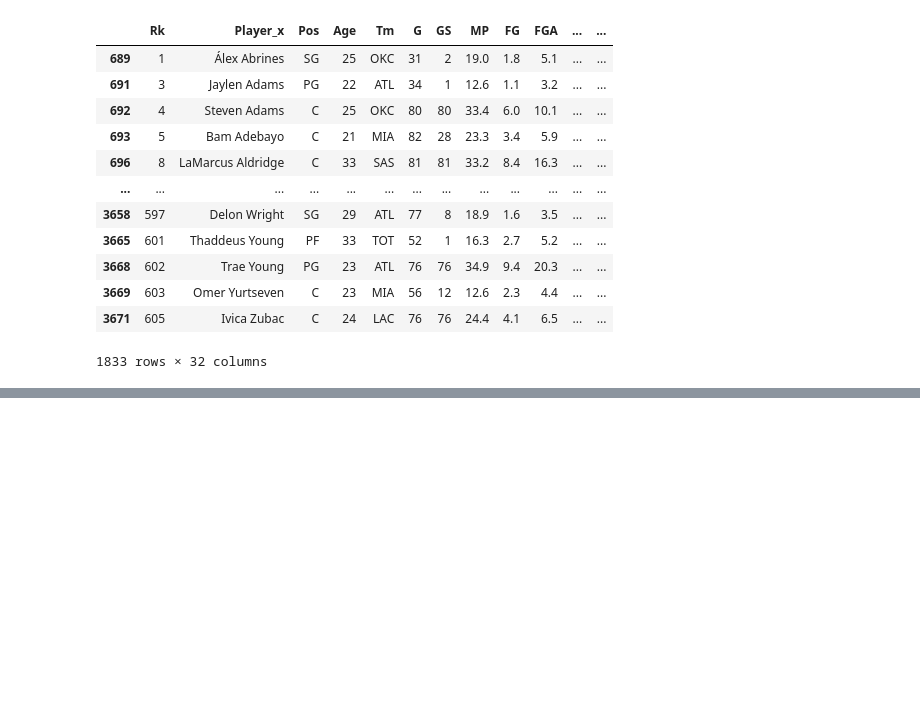
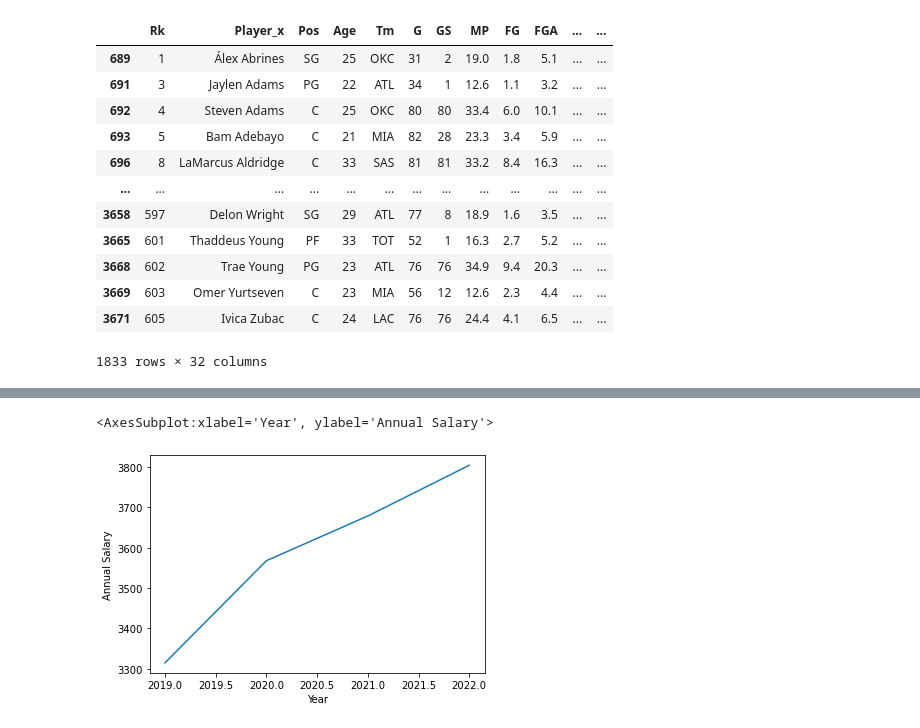
Before and after one commit to jorgecompleto/ESDA, a Jupyter notebook: Programming group project.ipynb, the cells around one changed output, grey strips where cells are left out. Cells and saved outputs as stored; diff of their text form; code cells hidden in the pictures; blank space fills up the shorter version.

```diff
--- a/Programming group project.ipynb
+++ b/Programming group project.ipynb
@@ -412,0 +428,5 @@ stat
+# %%
+sns.lineplot(data = stat.groupby('Year')['Annual Salary'].median())
+# %% [output]
+<AxesSubplot:xlabel='Year', ylabel='Annual Salary'>
+[figure, added]
```
Also changed, not shown: parts of 19 cells of this notebook.
